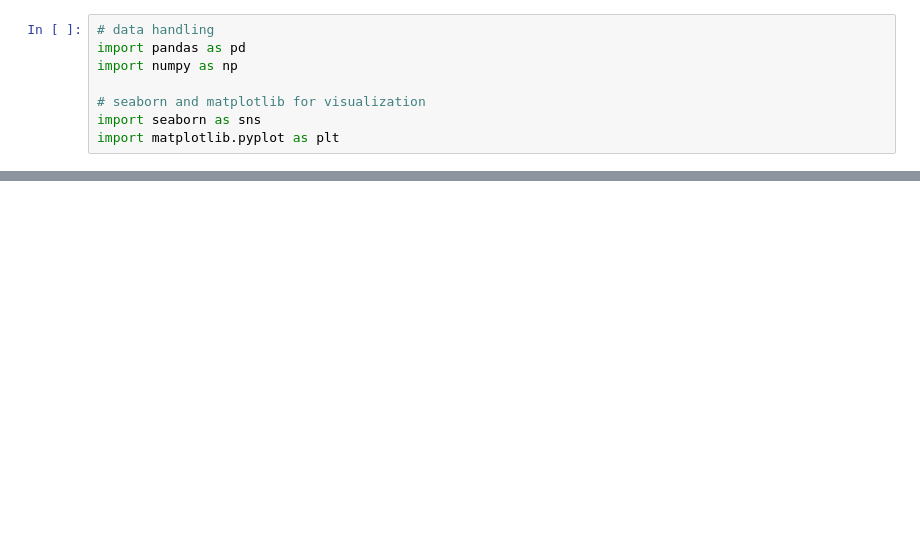
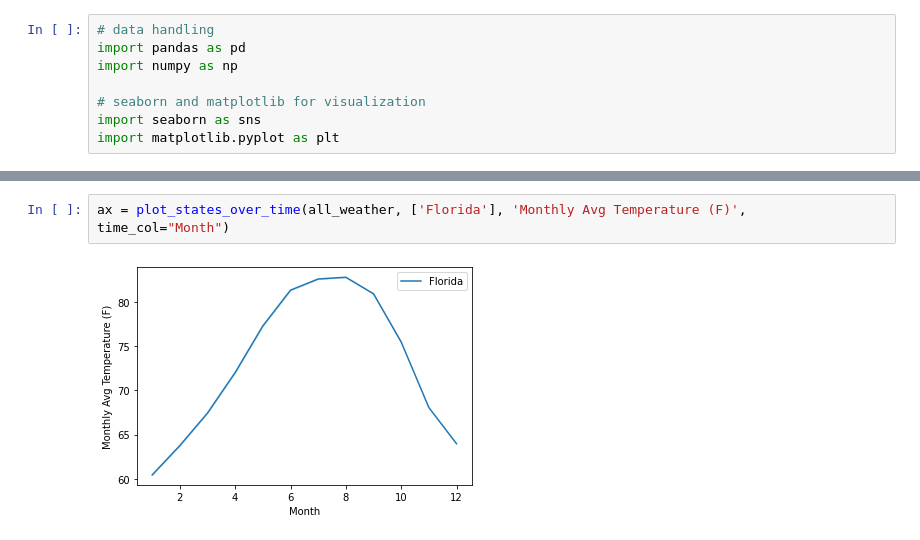
Before and after one commit to amichaelsen/COVID_project, a Jupyter notebook: analysis/modeling.ipynb, the cells around one changed output, grey strips where cells are left out. Cells and saved outputs as stored; diff of their text form; blank space fills up the shorter version.

```diff
--- a/analysis/modeling.ipynb
+++ b/analysis/modeling.ipynb
@@ -28,0 +90,4 @@ vaccine_data = pd.read_csv('../data/vaccine_data.csv')
+# %%
+ax = plot_states_over_time(all_weather, ['Florida'], 'Monthly Avg Temperature (F)', time_col="Month")
+# %% [output]
+[figure, added]
```
Also changed, not shown: parts of 27 cells of this notebook.
